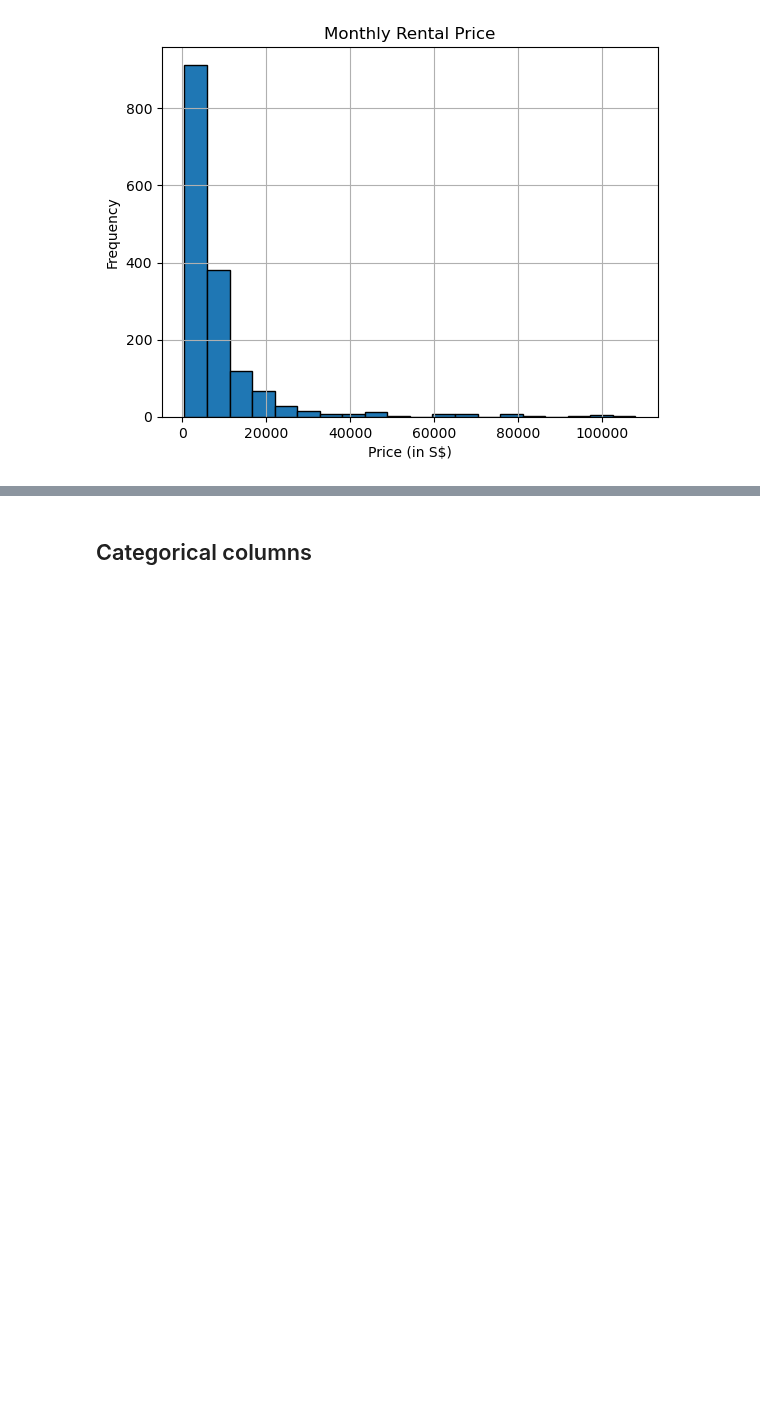
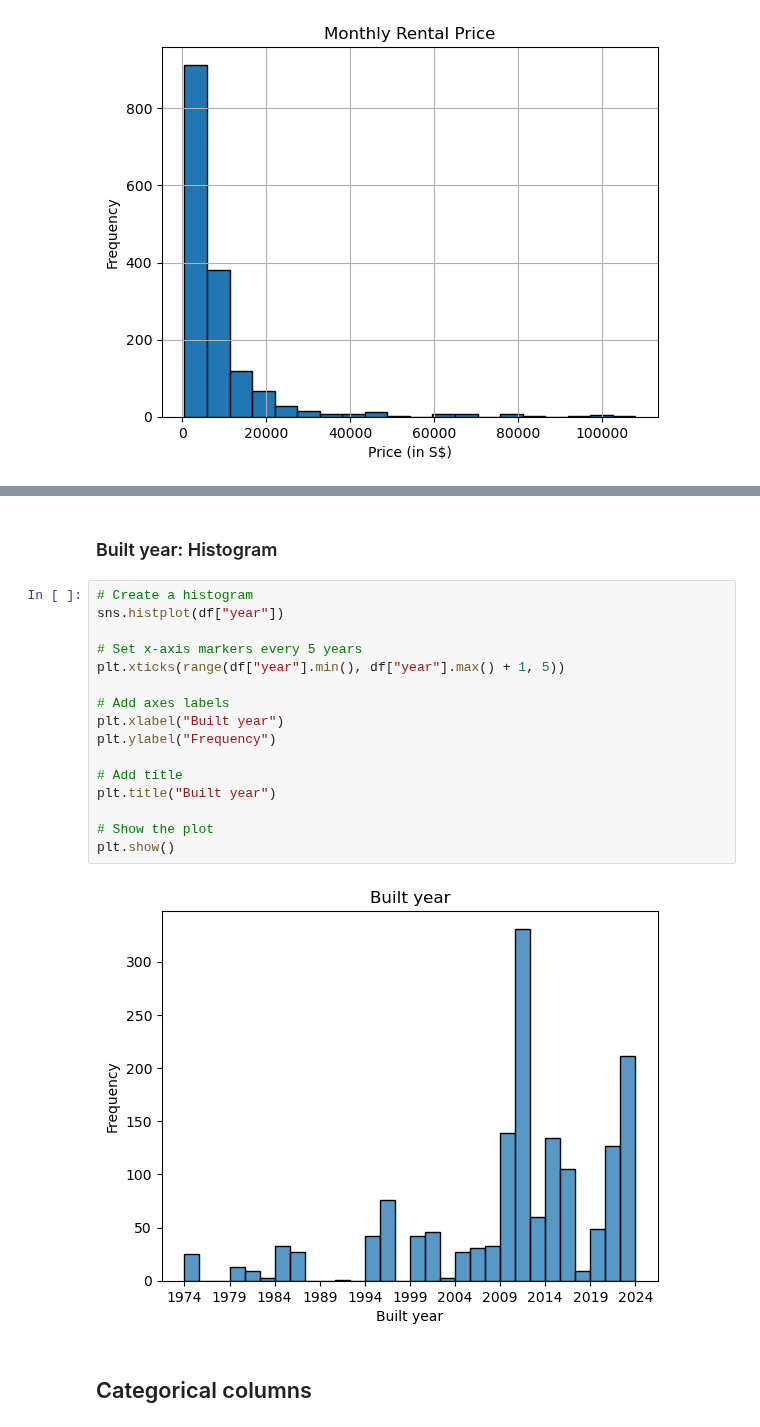
Before and after one commit to JensBender/rental-price-prediction, a Jupyter notebook: data_preprocessing.ipynb, the cells around one changed output, grey strips where cells are left out. Saved outputs shown, nothing was run; the diff lists cells and outputs as text; blank space fills up the shorter version.

```diff
--- a/data_preprocessing.ipynb
+++ b/data_preprocessing.ipynb
@@ -1027,3 +1058,23 @@ plt.show()
+# %% [markdown]
+### Built year: Histogram
+# %%
+# Create a histogram
+sns.histplot(df["year"])
+
+# Set x-axis markers every 5 years
+plt.xticks(range(df["year"].min(), df["year"].max() + 1, 5))
+
+# Add axes labels
+plt.xlabel("Built year")
+plt.ylabel("Frequency")
+
+# Add title
+plt.title("Built year")
+
+# Show the plot
+plt.show()
+# %% [output]
+[figure, added]
 # %% [markdown]
 ## Categorical columns
 # %%
```
Also changed, not shown: parts of 26 cells of this notebook.
